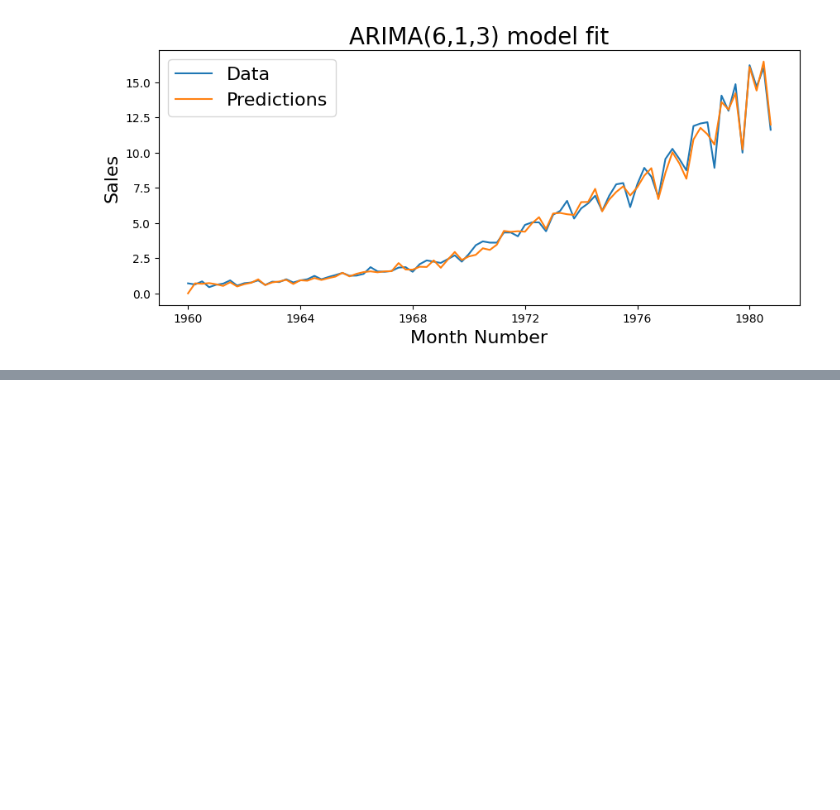
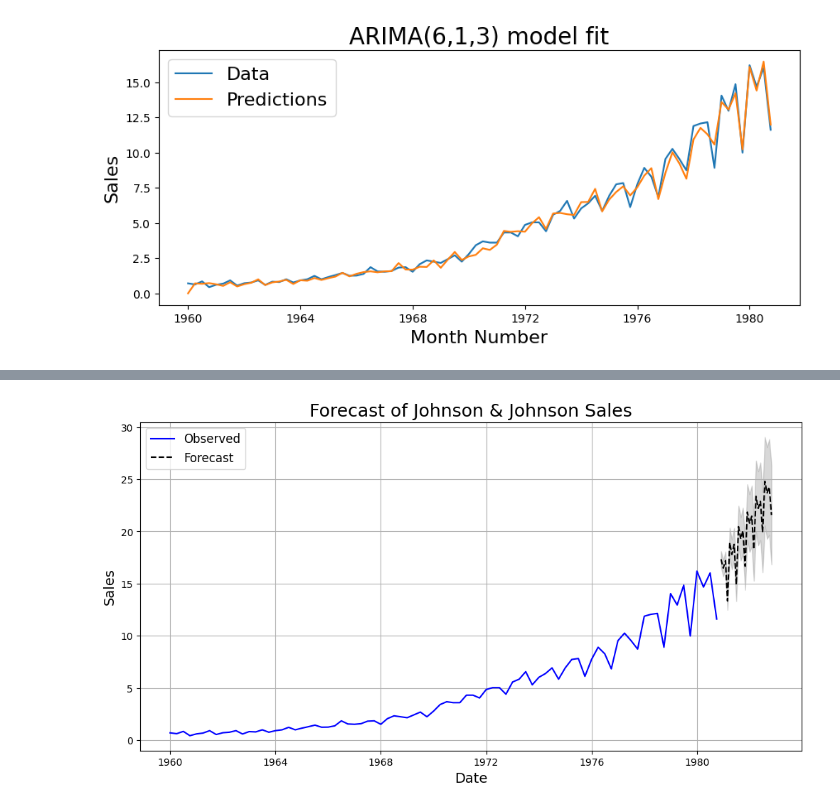
Before and after one commit to Samjacob007/Time-Series, a Jupyter notebook: Time_Series_Modelling_Case_Study.ipynb, the cells around one changed output, grey strips where cells are left out. Saved outputs shown, nothing was run; the diff lists cells and outputs as text; code cells hidden in the pictures; blank space fills up the shorter version.

```diff
--- a/Time_Series_Modelling_Case_Study.ipynb
+++ b/Time_Series_Modelling_Case_Study.ipynb
@@ -401,0 +418,29 @@ ValueError: Multi-dimensional indexing (e.g. `obj[:, None]`) is no longer suppor
+# %%
+
+# Forecast 24 months into the future
+n_forecast = 24
+
+# Get forecast using get_forecast (recommended for plotting confidence intervals)
+predict = best_model_fit.get_forecast(steps=n_forecast)
+
+# Get forecasted values and confidence intervals
+forecast_mean = predict.predicted_mean
+forecast_ci = predict.conf_int()
+
+# Create future index for plotting
+last_date = jj_df.index[-1]
+forecast_index = pd.date_range(start=last_date + pd.DateOffset(months=1), periods=n_forecast, freq='M')
+
+# Plot
+fig, ax = plt.subplots(figsize=(12, 6))
+ax.plot(jj_df.index, jj_df['data'], label='Observed', color='blue')
+ax.plot(forecast_index, forecast_mean, label='Forecast', color='black', linestyle='--')
+ax.fill_between(forecast_index, forecast_ci.iloc[:, 0], forecast_ci.iloc[:, 1], color='gray', alpha=0.3)
+plt.ylabel('Sales', fontsize=14)
+plt.xlabel('Date', fontsize=14)
+plt.title('Forecast of Johnson & Johnson Sales', fontsize=18)
+plt.legend(fontsize=12)
+plt.grid(True)
+plt.show()
+# %% [output]
+[figure, added]
```
Also changed, not shown: parts of 19 cells of this notebook.
